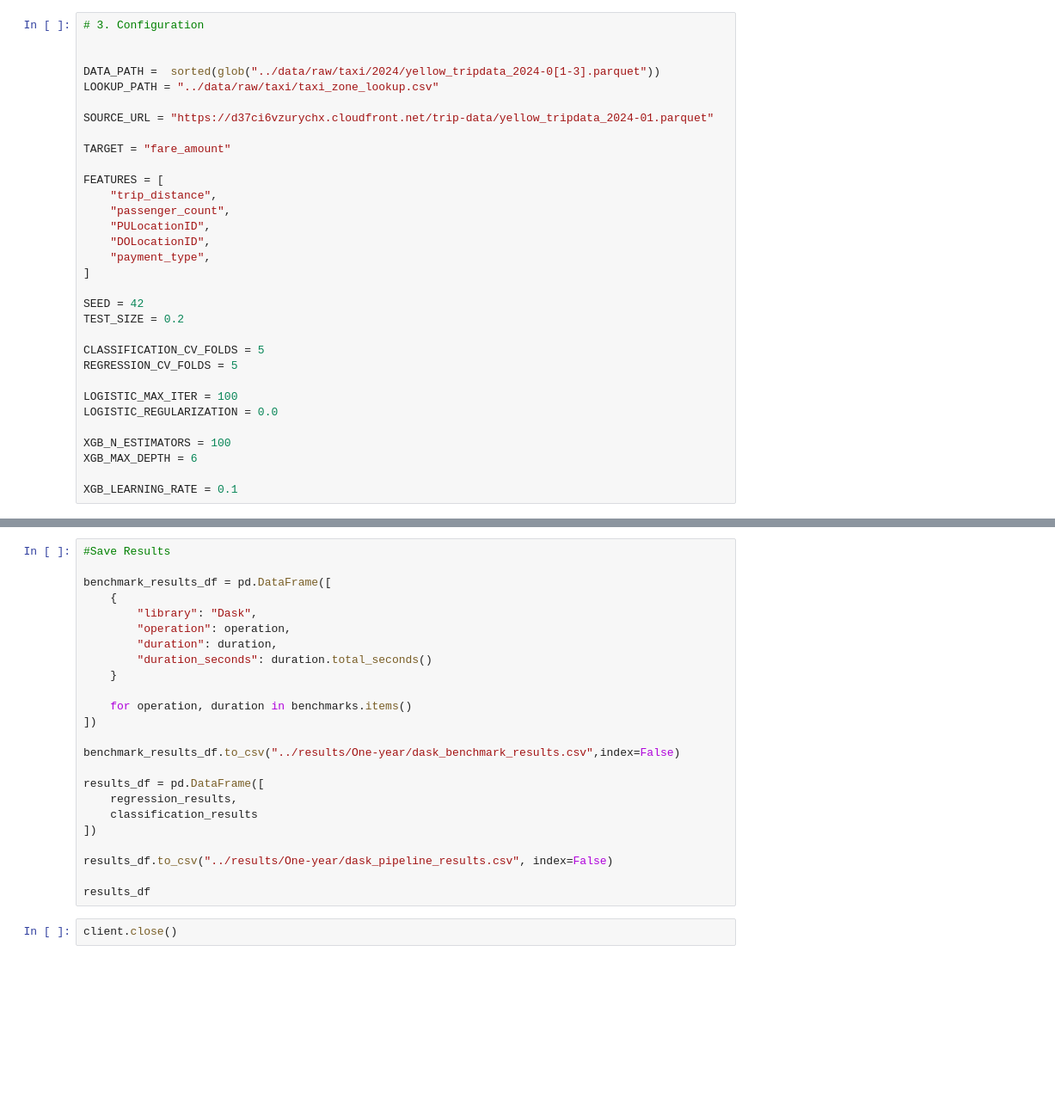
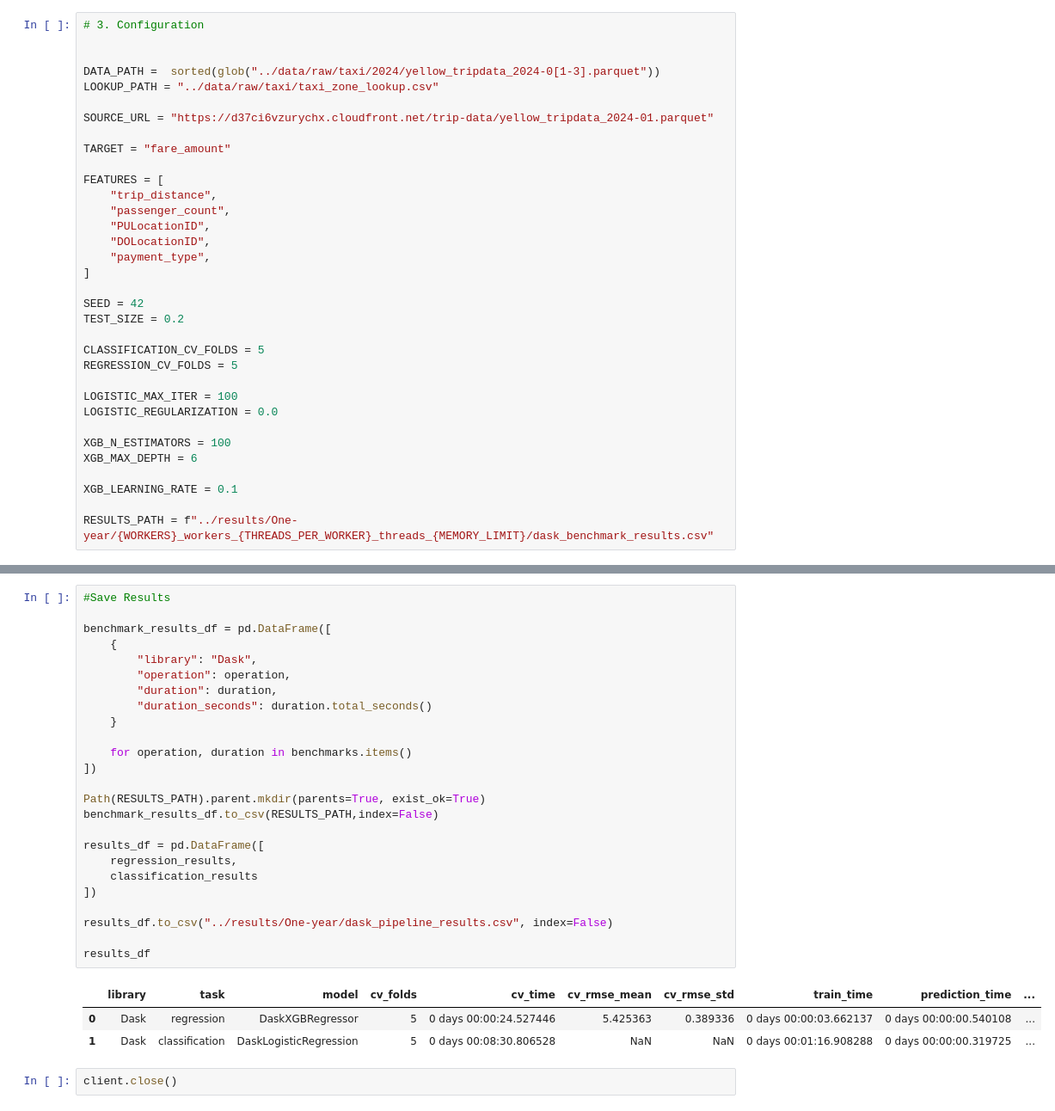
Before and after one commit to GustavoOliveira2000/bdcc-project2, a Jupyter notebook: notebooks/dask_pipeline.ipynb, the cells around one changed output, grey strips where cells are left out. Shown at 86% size. Drawn from its saved outputs; the diff is of its cells as text; blank space fills up the shorter version.

```diff
--- a/notebooks/dask_pipeline.ipynb
+++ b/notebooks/dask_pipeline.ipynb
@@ -86,6 +112,8 @@ XGB_N_ESTIMATORS = 100
 XGB_MAX_DEPTH = 6
 
 XGB_LEARNING_RATE = 0.1
+
+RESULTS_PATH = f"../results/One-year/{WORKERS}_workers_{THREADS_PER_WORKER}_threads_{MEMORY_LIMIT}/dask_benchmark_results.csv"
 # %%
 class Duration(TypedDict):
     duration: timedelta
@@ -422,26 +510,31 @@ classification_results = {
 # %%
 #Save Results
 
 benchmark_results_df = pd.DataFrame([
     {
         "library": "Dask",
         "operation": operation,
         "duration": duration,
         "duration_seconds": duration.total_seconds()
     }
 
     for operation, duration in benchmarks.items()
 ])
 
-benchmark_results_df.to_csv("../results/One-year/dask_benchmark_results.csv",index=False)
+Path(RESULTS_PATH).parent.mkdir(parents=True, exist_ok=True)
+benchmark_results_df.to_csv(RESULTS_PATH,index=False)
 
 results_df = pd.DataFrame([
     regression_results,
     classification_results
 ])
 
 results_df.to_csv("../results/One-year/dask_pipeline_results.csv", index=False)
 
 results_df
+# %% [output]
+|  | library | task | model | cv_folds | cv_time | cv_rmse_mean | cv_rmse_std | train_time | prediction_time | ... |
+| 0 | Dask | regression | DaskXGBRegressor | 5 | 0 days 00:00:24.527446 | 5.425363 | 0.389336 | 0 days 00:00:03.662137 | 0 days 00:00:00.540108 | ... |
+| 1 | Dask | classification | DaskLogisticRegression | 5 | 0 days 00:08:30.806528 | NaN | NaN | 0 days 00:01:16.908288 | 0 days 00:00:00.319725 | ... |
 # %%
 client.close()
```
Also changed, not shown: parts of 7 cells of this notebook, 6 other files.
